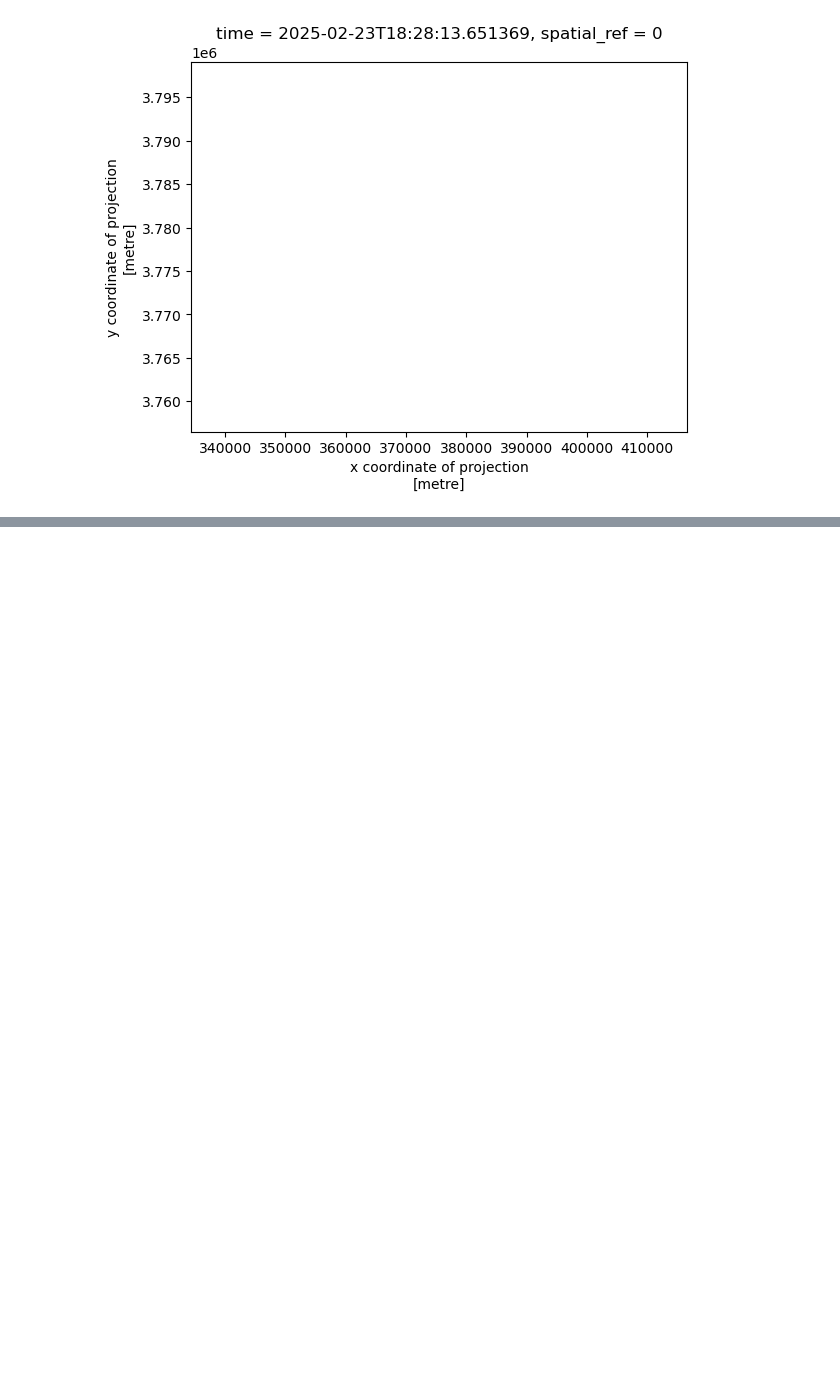
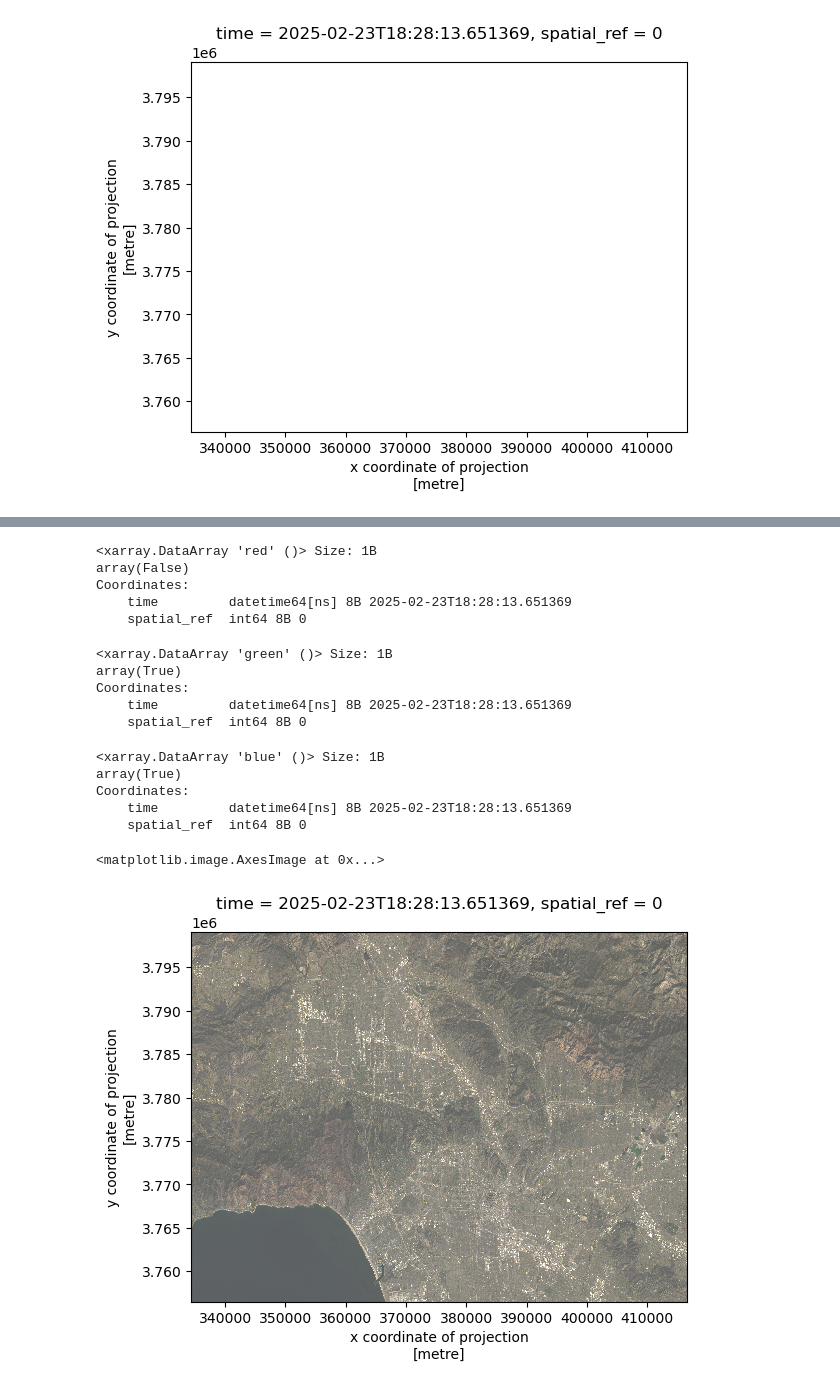
Before and after one commit to sandovaljoaquin/eds220-hwk4, a Jupyter notebook: hwk4-task2-false-color-SANDOVAL.ipynb, the cells around one changed output, grey strips where cells are left out. Drawn from its saved outputs; the diff is of its cells as text; code cells hidden in the pictures; blank space fills up the shorter version.

```diff
--- a/hwk4-task2-false-color-SANDOVAL.ipynb
+++ b/hwk4-task2-false-color-SANDOVAL.ipynb
@@ -119,0 +128,39 @@ Clipping input data to the valid range for imshow with RGB data ([0..1] for floa
+# %%
+# Check if red band has nan values
+np.isnan(landsat['red']).any()
+# %% [output]
+<xarray.DataArray 'red' ()> Size: 1B
+array(False)
+Coordinates:
+    time         datetime64[ns] 8B 2025-02-23T18:28:13.651369
+    spatial_ref  int64 8B 0
+# %%
+# Check if green band has na values
+np.isnan(landsat['green']).any()
+# %% [output]
+<xarray.DataArray 'green' ()> Size: 1B
+array(True)
+Coordinates:
+    time         datetime64[ns] 8B 2025-02-23T18:28:13.651369
+    spatial_ref  int64 8B 0
+# %%
+# Check if blue band has nan values
+np.isnan(landsat['blue']).any()
+# %% [output]
+<xarray.DataArray 'blue' ()> Size: 1B
+array(True)
+Coordinates:
+    time         datetime64[ns] 8B 2025-02-23T18:28:13.651369
+    spatial_ref  int64 8B 0
+# %%
+# Using .fillna() to substitute the nan values with 0
+landsat['green'] = landsat['green'].fillna(0)
+landsat['blue'] = landsat['blue'].fillna(0)
+# %%
+# Plot new true color image without warnings
+landsat[['red','green','blue']].to_array().plot.imshow(vmin = 0,
+                                                       vmax = 20000,
+                                                       robust = True)
+# %% [output]
+<matplotlib.image.AxesImage at 0x...>
+[figure, added]
```
Also changed, not shown: parts of 2 cells of this notebook.
